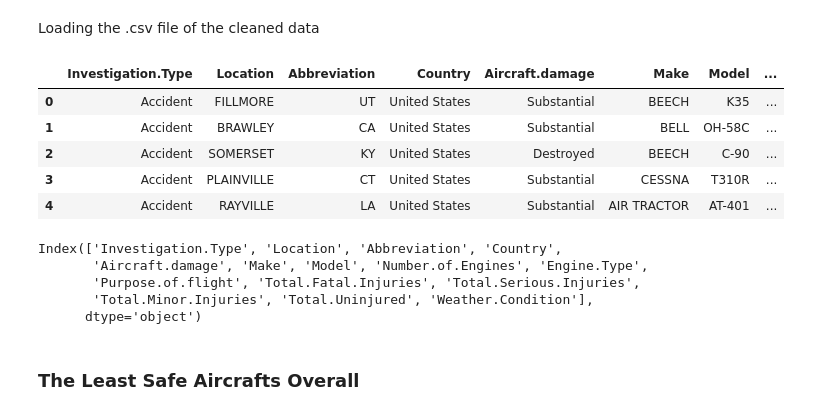
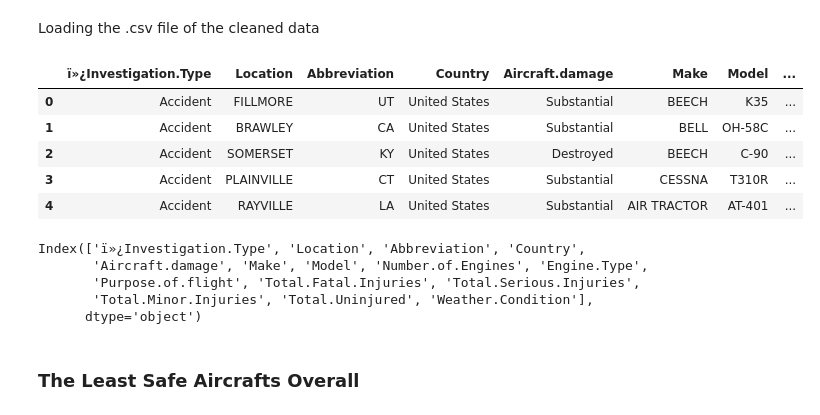
Before and after one commit to mwakad/Data-Driven-Decision-Support-for-Aircraft-Procurement, a Jupyter notebook: Index.ipynb, the cells around one changed output. Drawn from its saved outputs; the diff is of its cells as text; code cells hidden in the pictures.

```diff
--- a/Index.ipynb
+++ b/Index.ipynb
@@ -483,10 +483,10 @@ df.to_csv("bestest_aviation_data.csv", index=False, encoding='utf-8-sig')
 Loading the .csv file of the cleaned data
 # %%
 # Reading the cleaned .csv file and creating a new dataframe
-df_clean = pd.read_csv("Data/bestest_aviation_data.csv")
+df_clean = pd.read_csv("Data/bestest_aviation_data.csv",encoding='latin1', low_memory=False)
 df_clean.head()
 # %% [output]
-|  | Investigation.Type | Location | Abbreviation | Country | Aircraft.damage | Make | Model | ... |
+|  | ï»¿Investigation.Type | Location | Abbreviation | Country | Aircraft.damage | Make | Model | ... |
 | 0 | Accident | FILLMORE | UT | United States | Substantial | BEECH | K35 | ... |
 | 1 | Accident | BRAWLEY | CA | United States | Substantial | BELL | OH-58C | ... |
 | 2 | Accident | SOMERSET | KY | United States | Destroyed | BEECH | C-90 | ... |
@@ -495,7 +495,7 @@ df_clean.head()
 # %%
 df_clean.columns
 # %% [output]
-Index(['Investigation.Type', 'Location', 'Abbreviation', 'Country',
+Index(['ï»¿Investigation.Type', 'Location', 'Abbreviation', 'Country',
        'Aircraft.damage', 'Make', 'Model', 'Number.of.Engines', 'Engine.Type',
        'Purpose.of.flight', 'Total.Fatal.Injuries', 'Total.Serious.Injuries',
        'Total.Minor.Injuries', 'Total.Uninjured', 'Weather.Condition'],
```
Also changed, not shown: parts of 9 cells of this notebook.
